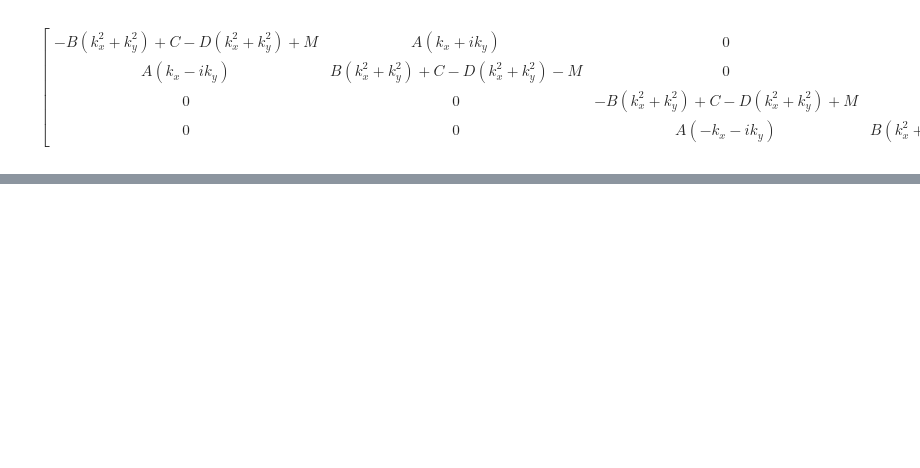
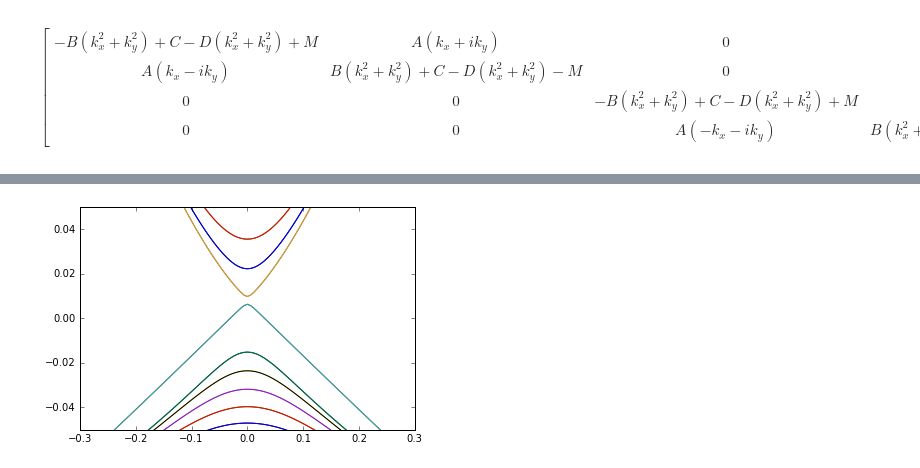
Before and after one commit to basnijholt/discretizer, a Jupyter notebook: docs/examples/bhz.ipynb, the cells around one changed output, grey strips where cells are left out. Cells and saved outputs as stored; diff of their text form; code cells hidden in the pictures; blank space fills up the shorter version.

Commit message:
first working plots

```diff
--- a/docs/examples/bhz.ipynb
+++ b/docs/examples/bhz.ipynb
@@ -40,0 +38,2 @@ $$\left \{ \left ( -1, \quad 0\right ) : \frac{B}{a^{2}} + \frac{D}{a^{2}}, \qua
+# %%
+discrete = magic(hamiltonian, verbose=True)
@@ -40,0 +79,27 @@ $$\left \{ \left ( -1, \quad 0\right ) : \frac{B}{a^{2}} + \frac{D}{a^{2}}, \qua
+# %%
+def make_system(discrete, W, L):
+
+    def shape(pos):
+        (x, y) = pos
+        return (0 <= y < W and 0 <= x < L)
+
+    def lead_shape(pos):
+        (x, y) = pos
+        return (0 <= y < W)
+
+    lat = kwant.lattice.square()
+    sys = kwant.Builder()
+    lead = kwant.Builder(kwant.TranslationalSymmetry((-1, 0)))
+
+    sys[lat.shape(shape, (0, 0))] = discrete[0,0]
+    sys[kwant.HoppingKind((1, 0), lat)] = discrete[1,0]
+    sys[kwant.HoppingKind((0, 1), lat)] = discrete[0,1]
+
+    lead[lat.shape(lead_shape, (0,0))] = discrete[0,0]
+    lead[kwant.HoppingKind((1, 0), lat)] = discrete[1,0]
+    lead[kwant.HoppingKind((0, 1), lat)] = discrete[0,1]
+
+    sys.attach_lead(lead)
+    sys.attach_lead(lead.reversed())
+
+    return sys
@@ -40,0 +110,15 @@ $$\left \{ \left ( -1, \quad 0\right ) : \frac{B}{a^{2}} + \frac{D}{a^{2}}, \qua
+# %%
+def plot_bs(W, material):
+    print("width =", W, ", material =", material)
+    sys = make_system(discrete, L=5, W=W).finalized()
+    p = get_params(a=10, material=material)
+
+    kwant.plotter.bands(sys.leads[0], args=[p], momenta=np.linspace(-0.3, 0.3, 100, endpoint=False), show=False)
+    if material == "HgTe":
+        plt.ylim(-0.05, 0.05)
+    else:
+        plt.ylim(-0.02, 0.02)
+# %%
+%%time
+plot_bs(100, 'HgTe')
+# %% [output]
@@ -40,0 +128 @@ $$\left \{ \left ( -1, \quad 0\right ) : \frac{B}{a^{2}} + \frac{D}{a^{2}}, \qua
+[figure, added]
```
Also changed, not shown: parts of 9 cells of this notebook, 2 other files.
